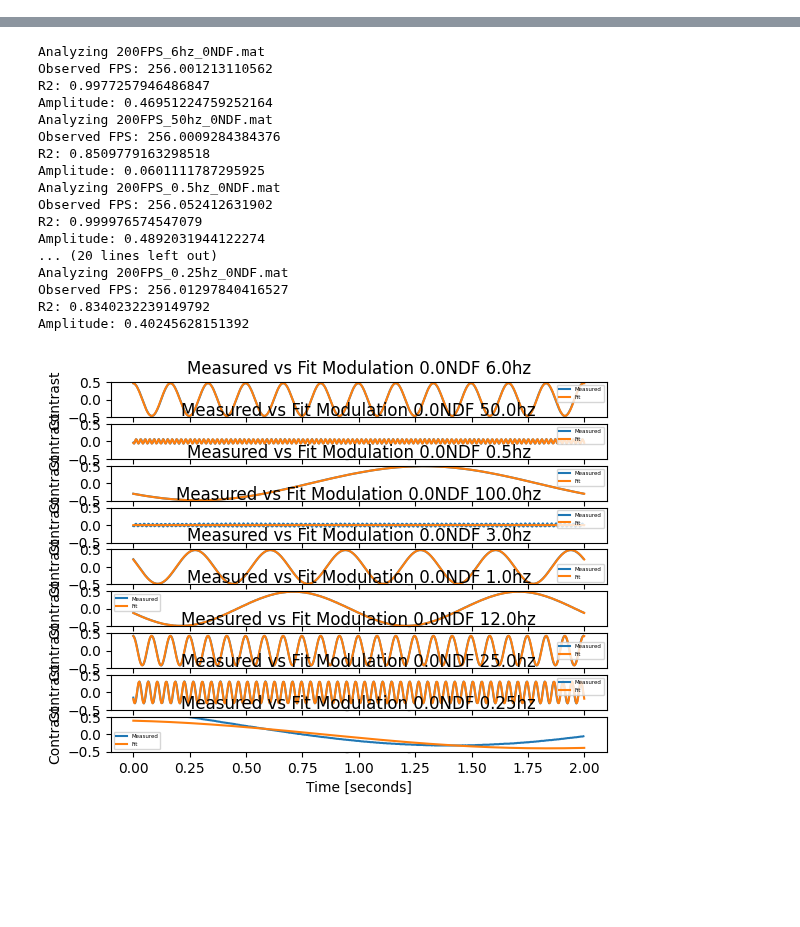
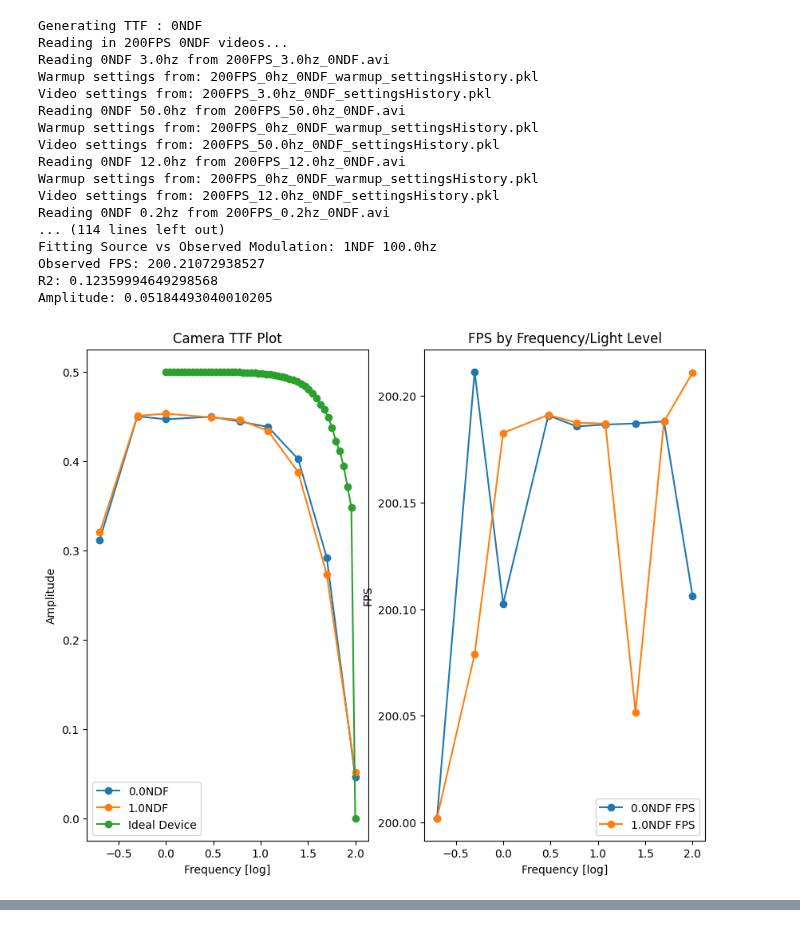
Before and after one commit to gkaguirrelab/combiExperiments, a Jupyter notebook: code/lightLogger/camera/playground.ipynb, the cells around one changed output, grey strips where cells are left out. Drawn from its saved outputs; the diff is of its cells as text; code cells hidden in the pictures; blank space fills up the shorter version.

Commit message:
working on corrected plot

```diff
--- a/code/lightLogger/camera/playground.ipynb
+++ b/code/lightLogger/camera/playground.ipynb
@@ -15,6 +15,26 @@ import heapq
 # %%
 importlib.reload(Camera_util)
 recordings_dir = '/Users/zacharykelly/Aguirre-Brainard Lab Dropbox/Zachary Kelly/FLIC_data/recordings'
-experiment_filename = '200FPS'
-light_levels = [str(i) for i in range(4)]
-Camera_util.generate_TTF(recordings_dir, experiment_filename, light_levels)
+experiment_name = '200FPS'
+light_levels = [str(i) for i in range(2)]
+#Camera_util.generate_ms_by_exposure_plot(recordings_dir, light_levels)
+Camera_util.generate_TTF(recordings_dir, experiment_name, light_levels)
+# %% [output]
+Generating TTF : 0NDF
+Reading in 200FPS 0NDF videos...
+Reading 0NDF 3.0hz from 200FPS_3.0hz_0NDF.avi
+Warmup settings from: 200FPS_0hz_0NDF_warmup_settingsHistory.pkl
+Video settings from: 200FPS_3.0hz_0NDF_settingsHistory.pkl
+Reading 0NDF 50.0hz from 200FPS_50.0hz_0NDF.avi
+Warmup settings from: 200FPS_0hz_0NDF_warmup_settingsHistory.pkl
+Video settings from: 200FPS_50.0hz_0NDF_settingsHistory.pkl
+Reading 0NDF 12.0hz from 200FPS_12.0hz_0NDF.avi
+Warmup settings from: 200FPS_0hz_0NDF_warmup_settingsHistory.pkl
+Video settings from: 200FPS_12.0hz_0NDF_settingsHistory.pkl
+Reading 0NDF 0.2hz from 200FPS_0.2hz_0NDF.avi
+... (114 lines left out)
+Fitting Source vs Observed Modulation: 1NDF 100.0hz
+Observed FPS: 200.21072938527
+R2: 0.12359994649298568
+Amplitude: 0.05184493040010205
+[figure, added]
@@ -26,41 +41,0 @@ videos = [ (file, scipy.io.loadmat(os.path.join(klein_dir, file))) for file in o
-# %%
-importlib.reload(Camera_util)
-fig, axes = plt.subplots(len(videos),1)
-results = {}
-for ind, (filename, mat) in enumerate(videos):
-    name, extension = os.path.splitext(filename)
-
-    filename = name + f'_0NDF{extension}'
-
-    print(f"Analyzing {filename}")
-
-    file_info = Camera_util.parse_recording_filename(filename)
-
-    light_level = file_info['NDF']
-    f = file_info['frequency']
-    video = mat['luminance256HzData'][0].flatten().astype(np.float64)
-
-    observed_amplitude, observed_phase, observed_fps = Camera_util.fit_source_modulation(video, light_level, f, ax=axes[ind], fps_guess=256)
-
-    results[f] = [observed_amplitude, observed_fps]
-
-fig.show()
-# %% [output]
-Analyzing 200FPS_6hz_0NDF.mat
-Observed FPS: 256.001213110562
-R2: 0.9977257946486847
-Amplitude: 0.46951224759252164
-Analyzing 200FPS_50hz_0NDF.mat
-Observed FPS: 256.0009284384376
-R2: 0.8509779163298518
-Amplitude: 0.0601111787295925
-Analyzing 200FPS_0.5hz_0NDF.mat
-Observed FPS: 256.052412631902
-R2: 0.999976574547079
-Amplitude: 0.4892031944122274
-... (20 lines left out)
-Analyzing 200FPS_0.25hz_0NDF.mat
-Observed FPS: 256.01297840416527
-R2: 0.8340232239149792
-Amplitude: 0.40245628151392
-[figure, removed]
```
Also changed, not shown: parts of 3 cells of this notebook, 1 other file.
